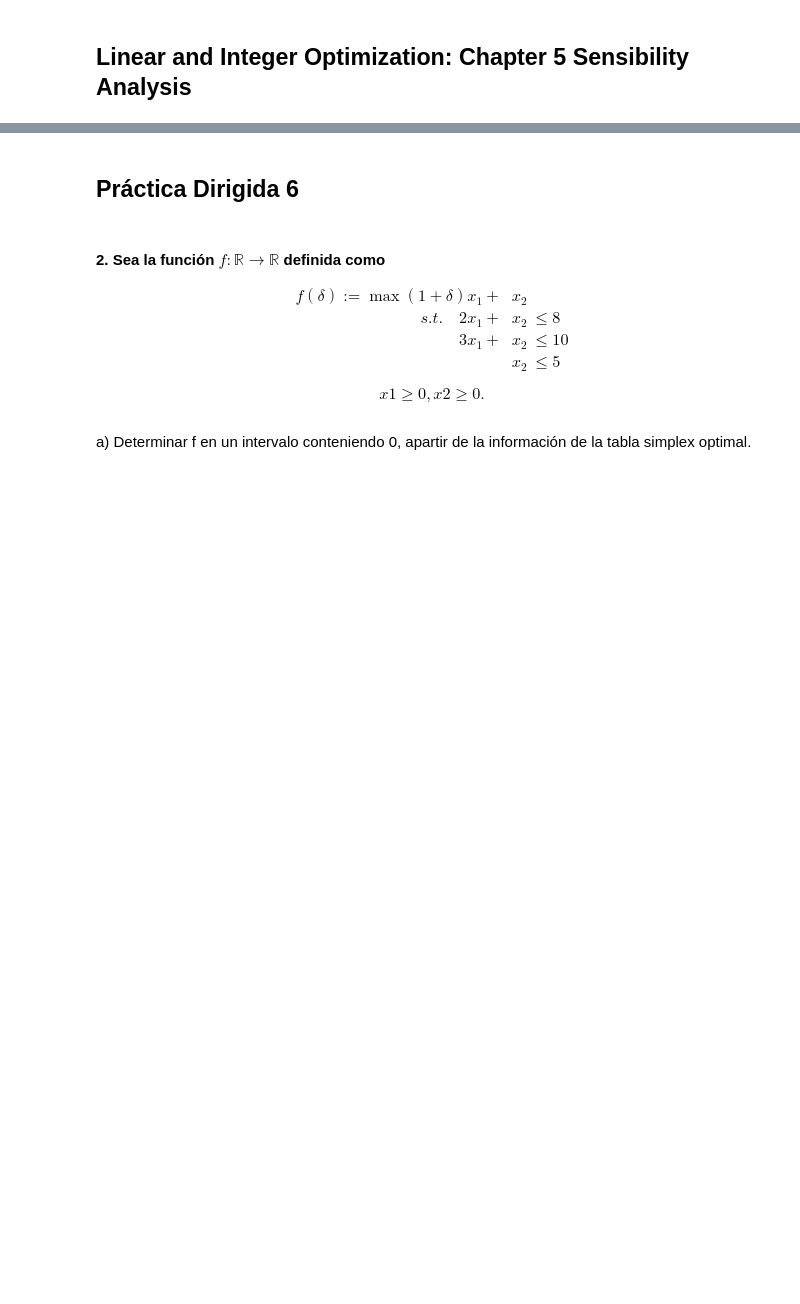
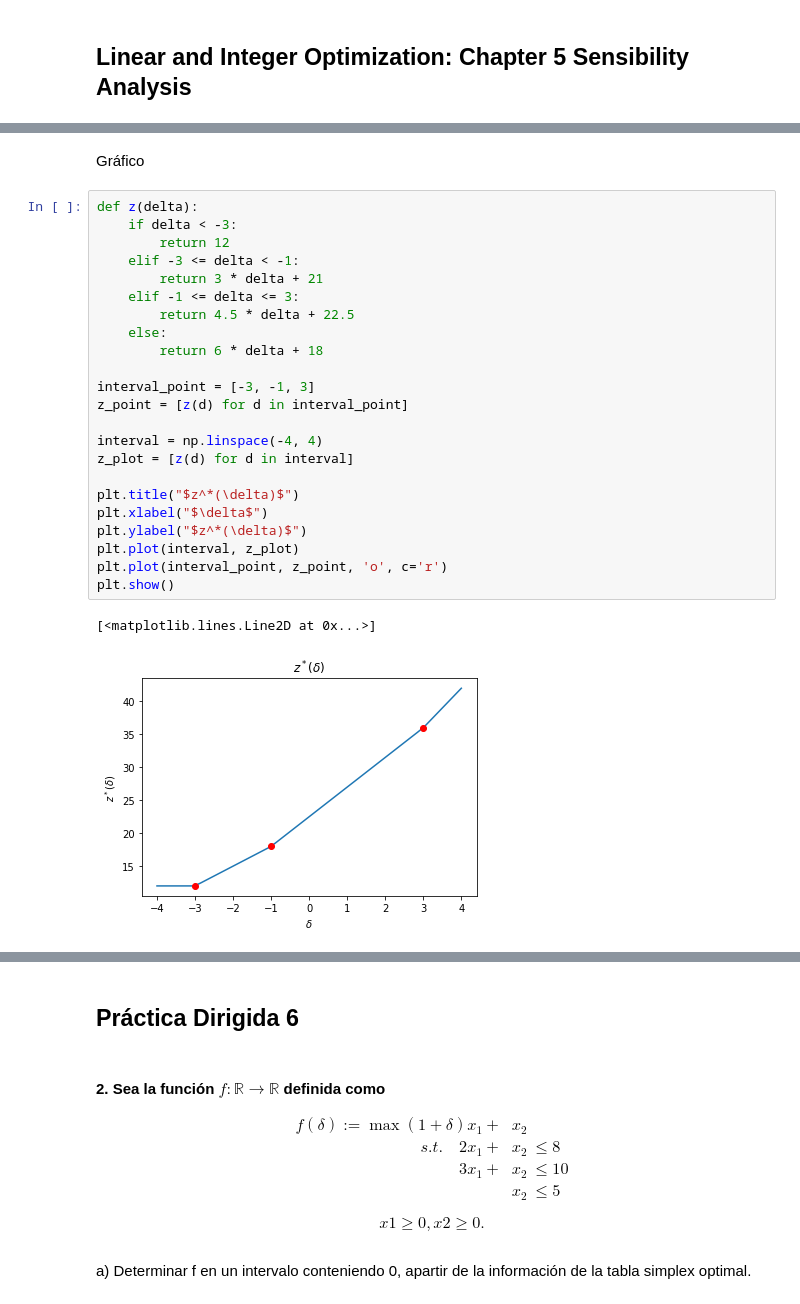
Before and after one commit to jbardalesr/linear-programming, a Jupyter notebook: exercises_sensibility_analisis.ipynb, the cells around one changed output, grey strips where cells are left out. Drawn from its saved outputs; the diff is of its cells as text; blank space fills up the shorter version.

```diff
--- a/exercises_sensibility_analisis.ipynb
+++ b/exercises_sensibility_analisis.ipynb
@@ -30,0 +171,28 @@ $\displaystyle \left[\begin{matrix}0 & 0 & \frac{\delta}{2} - \frac{3}{2} & - \f
+# %% [markdown]
+Gráfico
+# %%
+def z(delta):
+    if delta < -3:
+        return 12
+    elif -3 <= delta < -1:
+        return 3 * delta + 21
+    elif -1 <= delta <= 3:
+        return 4.5 * delta + 22.5
+    else:
+        return 6 * delta + 18
+
+interval_point = [-3, -1, 3]
+z_point = [z(d) for d in interval_point]
+
+interval = np.linspace(-4, 4)
+z_plot = [z(d) for d in interval]
+
+plt.title("$z^*(\delta)$")
+plt.xlabel("$\delta$")
+plt.ylabel("$z^*(\delta)$")
+plt.plot(interval, z_plot)
+plt.plot(interval_point, z_point, 'o', c='r')
+plt.show()
+# %% [output]
+[<matplotlib.lines.Line2D at 0x...>]
+[figure, added]
```
Also changed, not shown: parts of 26 cells of this notebook, 1 other file.
